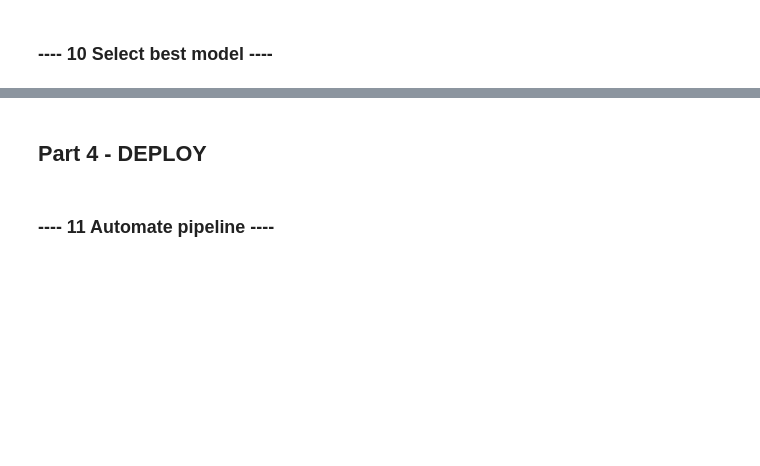
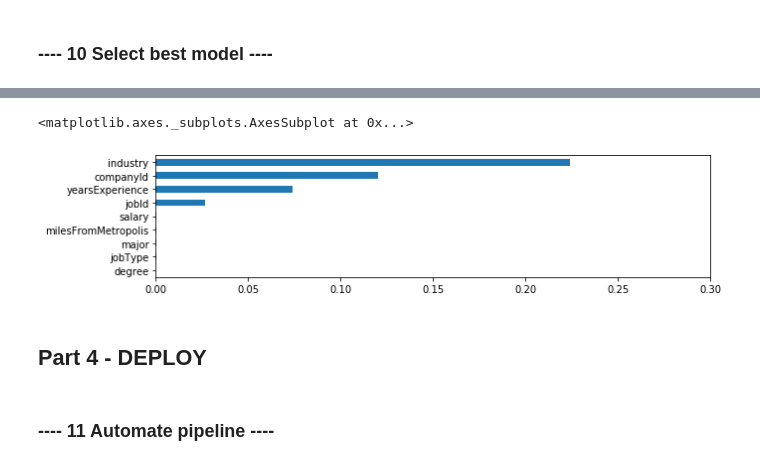
Before and after one commit to HieuNguyen258/Are-we-overpaying-our-employees-, a Jupyter notebook: Salary Prediction Project.ipynb, the cells around one changed output, grey strips where cells are left out. Drawn from its saved outputs; the diff is of its cells as text; code cells hidden in the pictures; blank space fills up the shorter version.

```diff
--- a/Salary Prediction Project.ipynb
+++ b/Salary Prediction Project.ipynb
@@ -823,0 +878,16 @@ Standard deviation during CV:
+# %%
+#detailed settings of tuned models
+rf_tuned = RandomForestRegressor(bootstrap=True, max_depth=11, max_features='auto', max_leaf_nodes=None,
+                                 min_samples_leaf=30, min_samples_split=2, n_estimators=25)
+
+gbm_tuned = GradientBoostingRegressor(alpha=0.9, learning_rate=0.1, max_depth=5, max_features=None,
+                                      max_leaf_nodes=None, min_samples_leaf=1, min_samples_split=2, n_estimators=150)
+
+#add models to list
+models.extend([lr, rf_tuned, gbm_tuned])
+
+#train models
+cv_folds = 5
+for model in models:
+    train_model(model, train_cleaned_features, train_cleaned_target, cv_folds, mean_mse, cv_std)
+    print_summary(model, mean_mse, cv_std)
@@ -841,4 +913,0 @@ Best model Cross-validation MSE: 357.3014
-# %%
-best_model.fit(train_cleaned_features, train_cleaned_target)
-predict = best_model.predict(train_cleaned_features)
-print('Best Model MSE on entire train set:', '{:.4f}'.format(mean_squared_error(train_cleaned_encoded.salary, predict)))
@@ -846,0 +914,2 @@ Best Model MSE on entire train set: 355.6833
+# %%
+model = choose_best_model(mean_mse)
@@ -847,3 +929,25 @@ Best Model MSE on entire train set: 355.6833
+# %%
+#fit best model on entire train df
+model.fit(train_cleaned_features, train_cleaned_target)
+
+#store feature importances
+if hasattr(model, 'feature_importances_'):
+    importances = model.feature_importances_
+else:
+    #linear models don't have feature_importances_
+    importances = [0]*len(train_cleaned_features.columns)
+
+feature_importances = pd.DataFrame({'feature':train_cleaned_features.columns, 'importance':importances})
+feature_importances.sort_values(by='importance', ascending=False, inplace=True)
+
+#set index to 'feature'
+feature_importances.set_index('feature', inplace=True, drop=True)
+
+results = group_dummy_feature_importances(model, train_cleaned.columns, summarized_columns = cat_features)
+results.plot(kind='barh', figsize=(10, len(results)/4), xlim=(0, .30))
+# %% [output]
+<matplotlib.axes._subplots.AxesSubplot at 0x...>
+[figure, added]
 # %% [markdown]
 ## Part 4 - DEPLOY
 # %% [markdown]
```
Also changed, not shown: parts of 81 cells of this notebook.
